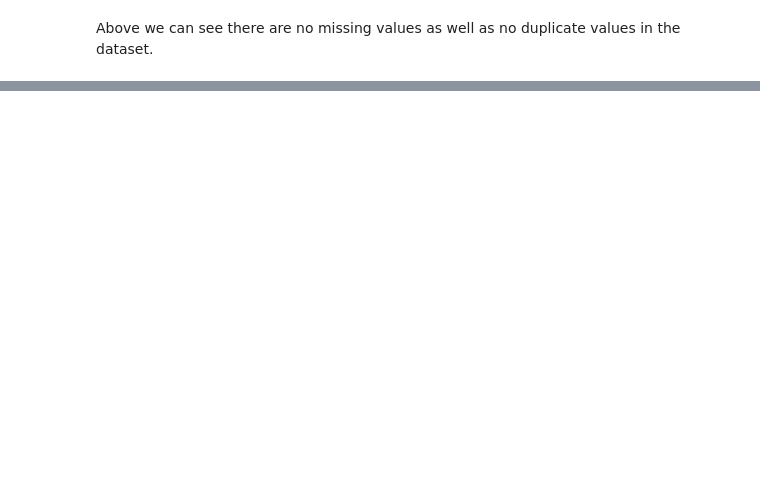
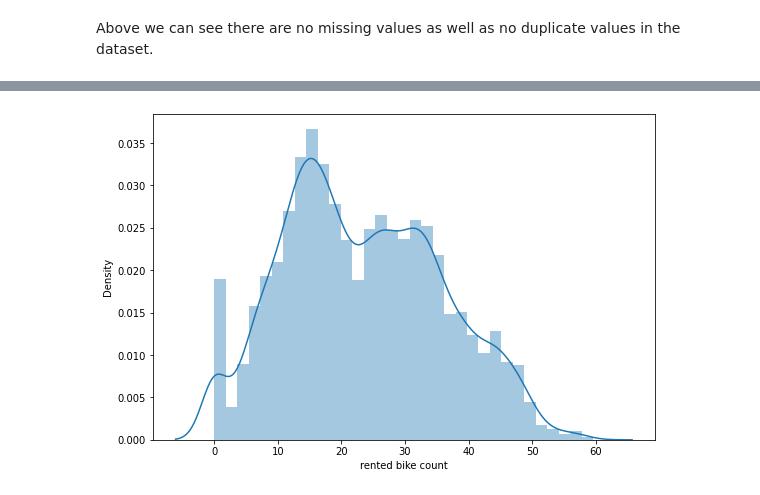
Before and after one commit to Swapnil-417/Bike-Sharing-Demand-Prediction, a Jupyter notebook: Bike_Sharing_Demand_Prediction_Capstone_Project.ipynb, the cells around one changed output, grey strips where cells are left out. Cells and saved outputs as stored; diff of their text form; code cells hidden in the pictures; blank space fills up the shorter version.

```diff
--- a/Bike_Sharing_Demand_Prediction_Capstone_Project.ipynb
+++ b/Bike_Sharing_Demand_Prediction_Capstone_Project.ipynb
@@ -173,0 +232,6 @@ bike_df.describe()
+# %%
+# applying square-root trasnformation
+plt.figure(figsize=(9,6))
+sns.distplot(np.sqrt(bike_df[dependent_var]));
+# %% [output]
+[figure, added]
```
Also changed, not shown: parts of 24 cells of this notebook.
